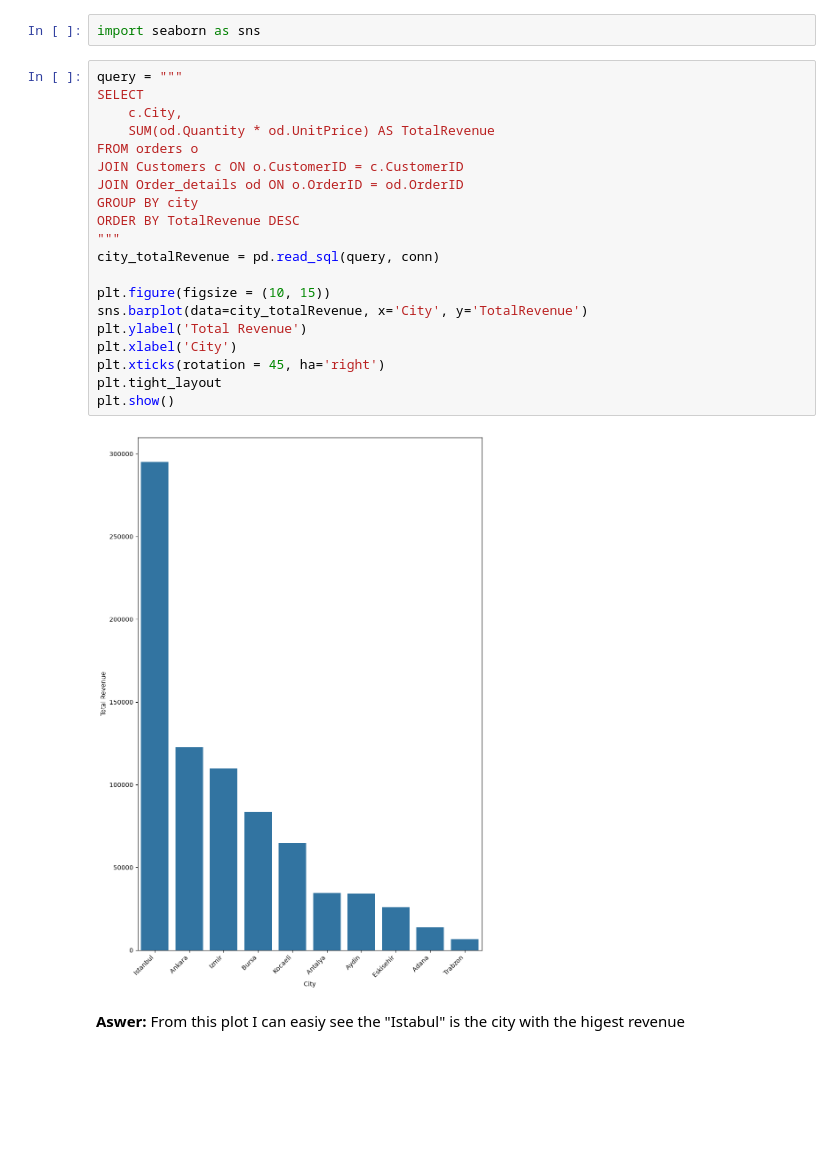
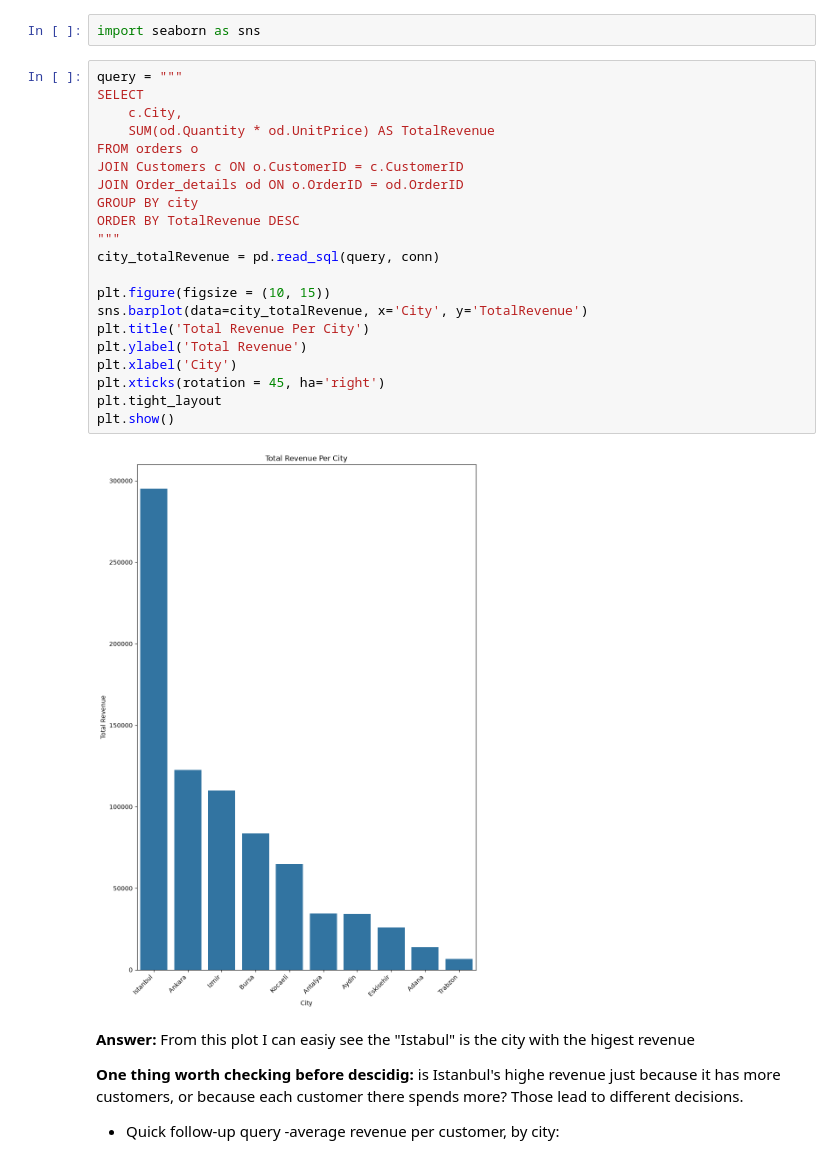
Before and after one commit to geff-ghost/notebooks, a Jupyter notebook: retail_data/MixedKnowledge.ipynb, the cells around one changed output. Drawn from its saved outputs; the diff is of its cells as text; blank space fills up the shorter version.

Commit message:
Did a Quick follow up on average revenue per Customer

```diff
--- a/retail_data/MixedKnowledge.ipynb
+++ b/retail_data/MixedKnowledge.ipynb
@@ -358,24 +468,29 @@ import seaborn as sns
 # %%
 query = """
 SELECT
     c.City,
     SUM(od.Quantity * od.UnitPrice) AS TotalRevenue
 FROM orders o
 JOIN Customers c ON o.CustomerID = c.CustomerID
 JOIN Order_details od ON o.OrderID = od.OrderID
 GROUP BY city
 ORDER BY TotalRevenue DESC
 """
 city_totalRevenue = pd.read_sql(query, conn)
 
 plt.figure(figsize = (10, 15))
 sns.barplot(data=city_totalRevenue, x='City', y='TotalRevenue')
+plt.title('Total Revenue Per City')
 plt.ylabel('Total Revenue')
 plt.xlabel('City')
 plt.xticks(rotation = 45, ha='right')
 plt.tight_layout
 plt.show()
 # %% [output]
-[figure, old version]
+[figure, new version]
 # %% [markdown]
-**Aswer:** From this plot I can easiy see the "Istabul" is the city with the higest revenue
+**Answer:** From this plot I can easiy see the "Istabul" is the city with the higest revenue
+
+**One thing worth checking before descidig:** is Istanbul's highe revenue just because it has more customers, or because each customer there spends more? Those lead to different decisions.
+
+- Quick follow-up query -average revenue per customer, by city:
```
Also changed, not shown: parts of 25 cells of this notebook.
